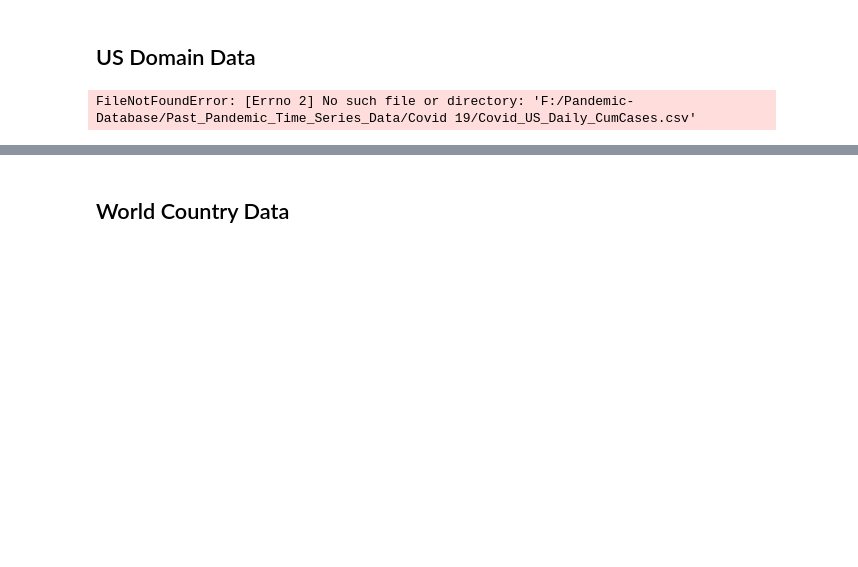
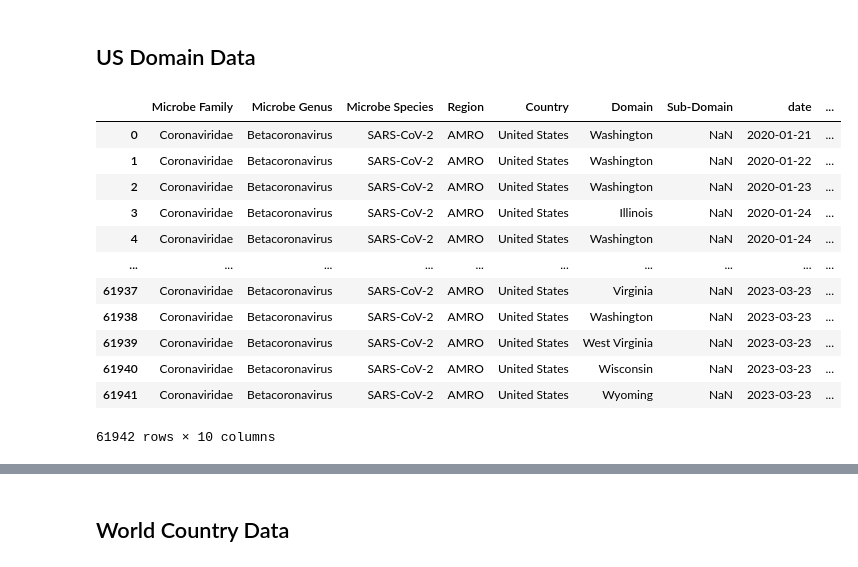
Before and after one commit to AlexWei21/Pandemic-Database, a Jupyter notebook: Internal/Processing Scripts/Covid_Domain_Data_Preprocessing.ipynb, the cells around one changed output, grey strips where cells are left out. Saved outputs shown, nothing was run; the diff lists cells and outputs as text; code cells hidden in the pictures; blank space fills up the shorter version.

Commit message:
Update Covid Death Data

```diff
--- a/Internal/Processing Scripts/Covid_Domain_Data_Preprocessing.ipynb
+++ b/Internal/Processing Scripts/Covid_Domain_Data_Preprocessing.ipynb
@@ -114,12 +166,24 @@ See the caveats in the documentation: https://pandas.pydata.org/pandas-docs/stab
 # %% [markdown]
 ## US Domain Data
 # %%
-us_domain_data = pd.read_csv('F:/Pandemic-Database/Past_Pandemic_Time_Series_Data/Covid 19/Covid_US_Daily_CumCases.csv')
-us_domain_data = us_domain_data.rename(columns={'State/City':'Domain'})
-us_domain_data.insert(7,'Sub-Domain',np.nan)
+us_domain_case_data = pd.read_csv('F:/Pandemic-Database/Internal/Intermediate_Data_Archive/Covid_19/Covid_US_Daily_CumCases.csv')
+us_domain_case_data = us_domain_case_data.rename(columns={'State/City':'Domain'})
+us_domain_case_data.insert(7,'Sub-Domain',np.nan)
 
-us_domain_data = us_domain_data[['Microbe Family', 'Microbe Genus', 'Microbe Species', 'Region', 'Country', 'Domain', 'Sub-Domain','date', 'type', 'number']]
-us_domain_data['date'] = pd.to_datetime(us_domain_data['date'])
-us_domain_data
+us_domain_case_data = us_domain_case_data[['Microbe Family', 'Microbe Genus', 'Microbe Species', 'Region', 'Country', 'Domain', 'Sub-Domain','date', 'type', 'number']]
+us_domain_case_data['date'] = pd.to_datetime(us_domain_case_data['date'])
+us_domain_case_data
 # %% [output]
+|  | Microbe Family | Microbe Genus | Microbe Species | Region | Country | Domain | Sub-Domain | date | ... |
+| 0 | Coronaviridae | Betacoronavirus | SARS-CoV-2 | AMRO | United States | Washington | NaN | 2020-01-21 | ... |
+| 1 | Coronaviridae | Betacoronavirus | SARS-CoV-2 | AMRO | United States | Washington | NaN | 2020-01-22 | ... |
+| 2 | Coronaviridae | Betacoronavirus | SARS-CoV-2 | AMRO | United States | Washington | NaN | 2020-01-23 | ... |
+| 3 | Coronaviridae | Betacoronavirus | SARS-CoV-2 | AMRO | United States | Illinois | NaN | 2020-01-24 | ... |
+| 4 | Coronaviridae | Betacoronavirus | SARS-CoV-2 | AMRO | United States | Washington | NaN | 2020-01-24 | ... |
+| ... | ... | ... | ... | ... | ... | ... | ... | ... | ... |
+| 61937 | Coronaviridae | Betacoronavirus | SARS-CoV-2 | AMRO | United States | Virginia | NaN | 2023-03-23 | ... |
+| 61938 | Coronaviridae | Betacoronavirus | SARS-CoV-2 | AMRO | United States | Washington | NaN | 2023-03-23 | ... |
+| 61939 | Coronaviridae | Betacoronavirus | SARS-CoV-2 | AMRO | United States | West Virginia | NaN | 2023-03-23 | ... |
+| 61940 | Coronaviridae | Betacoronavirus | SARS-CoV-2 | AMRO | United States | Wisconsin | NaN | 2023-03-23 | ... |
+| 61941 | Coronaviridae | Betacoronavirus | SARS-CoV-2 | AMRO | United States | Wyoming | NaN | 2023-03-23 | ... |
-FileNotFoundError: [Errno 2] No such file or directory: 'F:/Pandemic-Database/Past_Pandemic_Time_Series_Data/Covid 19/Covid_US_Daily_CumCases.csv'
+61942 rows × 10 columns
```
Also changed, not shown: parts of 14 cells of this notebook, 25 other files.
